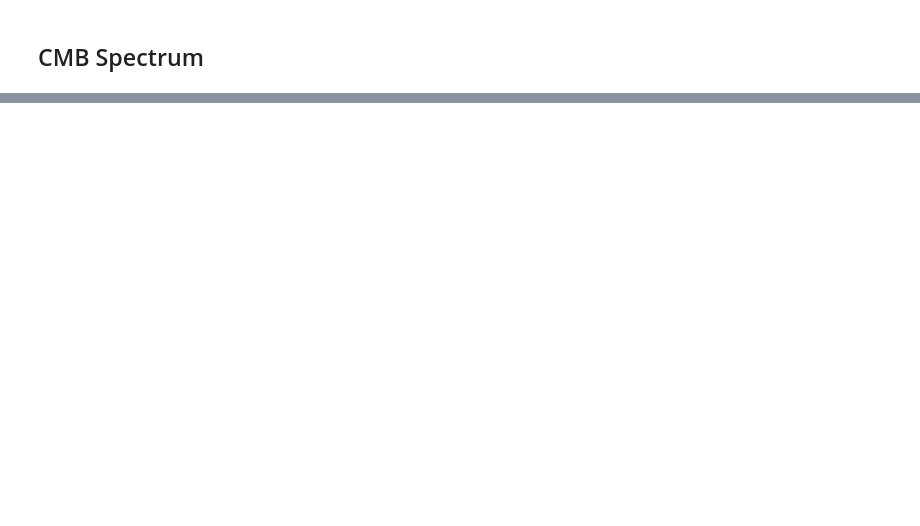
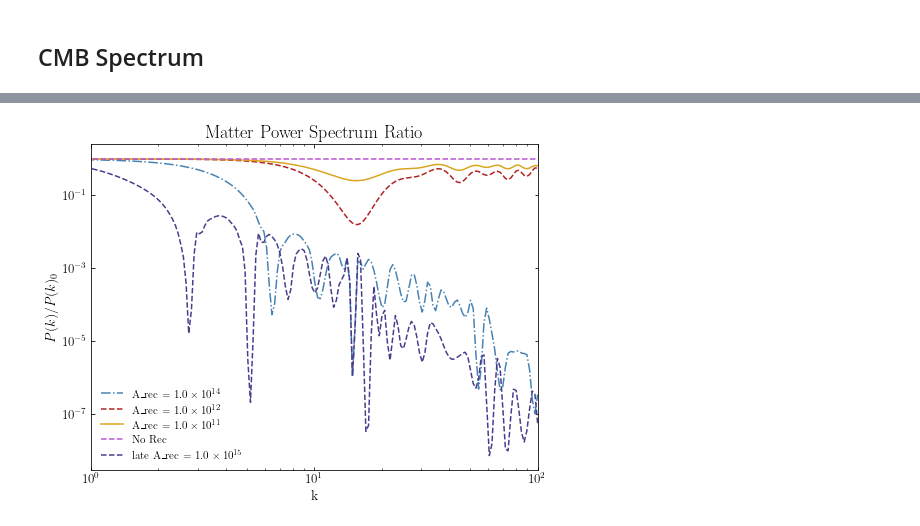
Before and after one commit to NolanSmyth/class_recoupling, a Jupyter notebook: cmb_testing.ipynb, the cells around one changed output, grey strips where cells are left out. Saved outputs shown, nothing was run; the diff lists cells and outputs as text; code cells hidden in the pictures; blank space fills up the shorter version.

```diff
--- a/cmb_testing.ipynb
+++ b/cmb_testing.ipynb
@@ -281,0 +335,18 @@ plt.show()
+# %%
+lines = ["-","--","-.",":"]
+for i, A_rec in reversed(list(enumerate(A_recs))):
+    plt.plot(kk, Pk_arr[i]/Pks_no_rec,  ls = lines[i%len(lines)], label='A_rec = ' + scientific_format(A_rec))
+
+plt.plot(kk,Pks_no_rec/Pks_no_rec, '--', label='No Rec')
+plt.plot(kk, Pks_late_rec/Pks_no_rec, '--', label='late A_rec = ' + scientific_format(1e15))
+plt.yscale('log')
+plt.xscale('log')
+plt.xlabel('k')
+plt.ylabel('$P(k)/P(k)_0$')
+plt.title('Matter Power Spectrum Ratio')
+plt.xlim(1,1e2)
+plt.legend()
+plt.savefig('Figures/pk_late_rec.pdf')
+plt.show()
+# %% [output]
+[figure, added]
```
Also changed, not shown: parts of 7 cells of this notebook, 8 other files.
